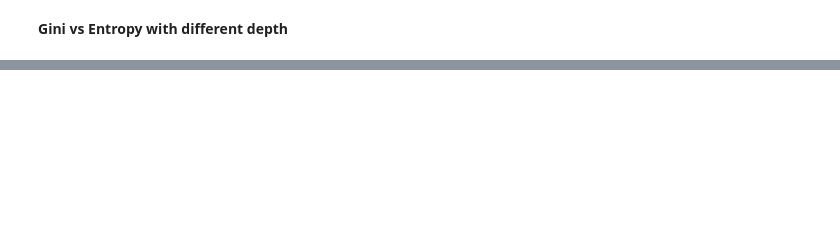
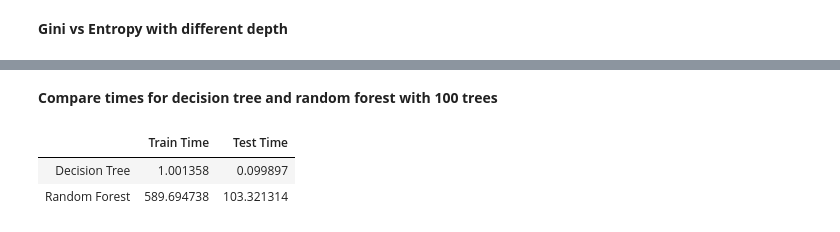
Before and after one commit to URAmiRBin/datamining-exercises, a Jupyter notebook: decision-tree/jupyter-titanic.ipynb, the cells around one changed output, grey strips where cells are left out. Saved outputs shown, nothing was run; the diff lists cells and outputs as text; code cells hidden in the pictures; blank space fills up the shorter version.

```diff
--- a/decision-tree/jupyter-titanic.ipynb
+++ b/decision-tree/jupyter-titanic.ipynb
@@ -401,0 +398,11 @@ output.to_csv("output.csv", index = False)
+# %% [markdown]
+**Compare times for decision tree and random forest with 100 trees**
+# %%
+times = {'Train Time': [dt_train_time, rf_train_time],
+        'Test Time': [dt_test_time, rf_test_time]}
+times_df = pd.DataFrame (times, columns = ['Train Time','Test Time'], index=['Decision Tree','Random Forest'])
+times_df
+# %% [output]
+|  | Train Time | Test Time |
+| Decision Tree | 1.001358 | 0.099897 |
+| Random Forest | 589.694738 | 103.321314 |
```
Also changed, not shown: parts of 31 cells of this notebook, 1 other file.
